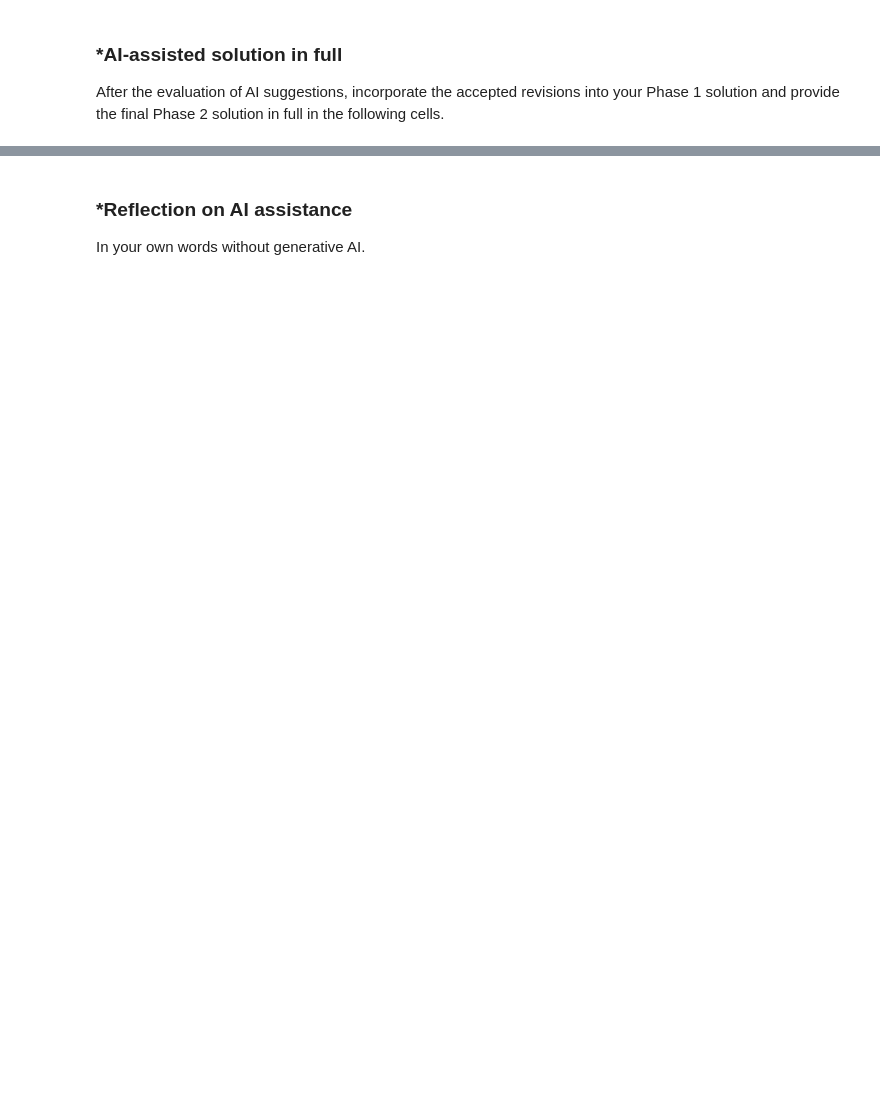
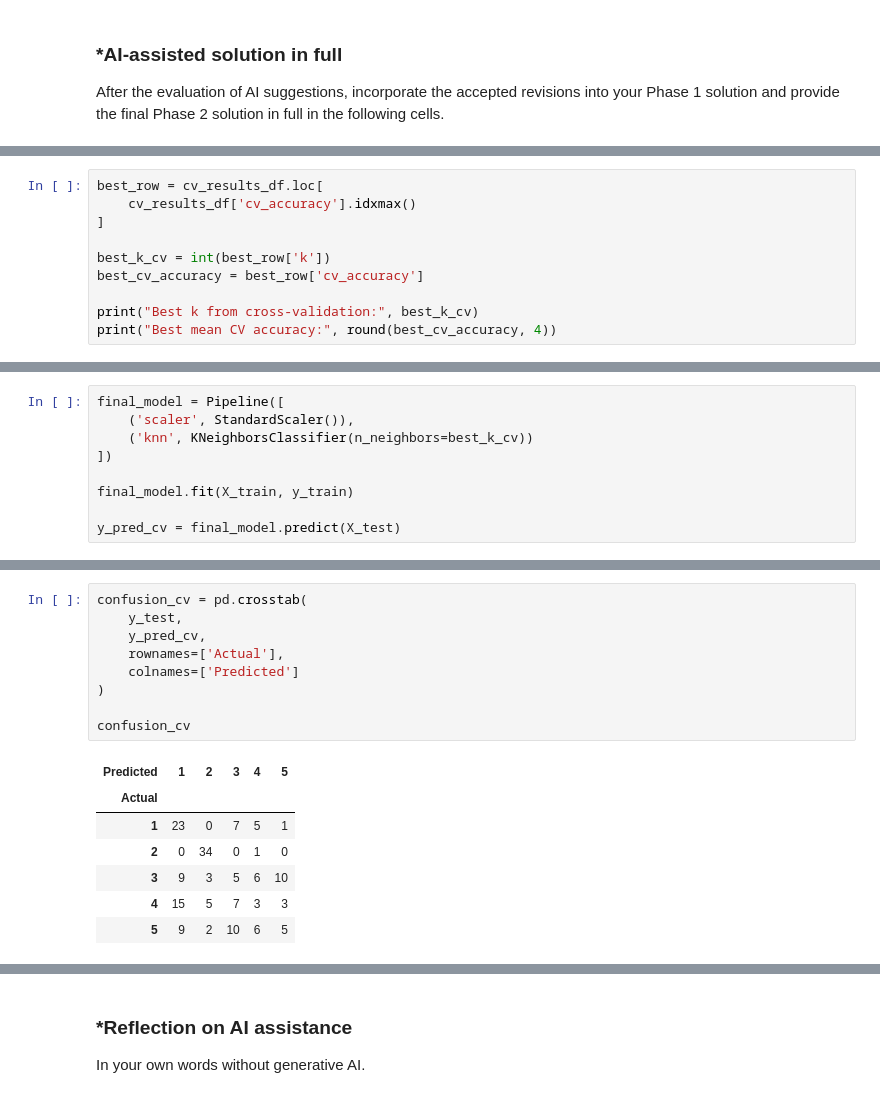
Before and after one commit to mayayonathan/A03-knn, a Jupyter notebook: notebook.ipynb, the cells around one changed output, grey strips where cells are left out. Saved outputs shown, nothing was run; the diff lists cells and outputs as text; blank space fills up the shorter version.

```diff
--- a/notebook.ipynb
+++ b/notebook.ipynb
@@ -368,0 +488,10 @@ After the evaluation of AI suggestions, incorporate the accepted revisions into
+# %%
+best_row = cv_results_df.loc[
+    cv_results_df['cv_accuracy'].idxmax()
+]
+
+best_k_cv = int(best_row['k'])
+best_cv_accuracy = best_row['cv_accuracy']
+
+print("Best k from cross-validation:", best_k_cv)
+print("Best mean CV accuracy:", round(best_cv_accuracy, 4))
@@ -368,0 +501,9 @@ After the evaluation of AI suggestions, incorporate the accepted revisions into
+# %%
+final_model = Pipeline([
+    ('scaler', StandardScaler()),
+    ('knn', KNeighborsClassifier(n_neighbors=best_k_cv))
+])
+
+final_model.fit(X_train, y_train)
+
+y_pred_cv = final_model.predict(X_test)
@@ -368,0 +520,17 @@ After the evaluation of AI suggestions, incorporate the accepted revisions into
+# %%
+confusion_cv = pd.crosstab(
+    y_test,
+    y_pred_cv,
+    rownames=['Actual'],
+    colnames=['Predicted']
+)
+
+confusion_cv
+# %% [output]
+| Predicted | 1 | 2 | 3 | 4 | 5 |
+| Actual |  |  |  |  |  |
+| 1 | 23 | 0 | 7 | 5 | 1 |
+| 2 | 0 | 34 | 0 | 1 | 0 |
+| 3 | 9 | 3 | 5 | 6 | 10 |
+| 4 | 15 | 5 | 7 | 3 | 3 |
+| 5 | 9 | 2 | 10 | 6 | 5 |
```
Also changed, not shown: parts of 30 cells of this notebook.
